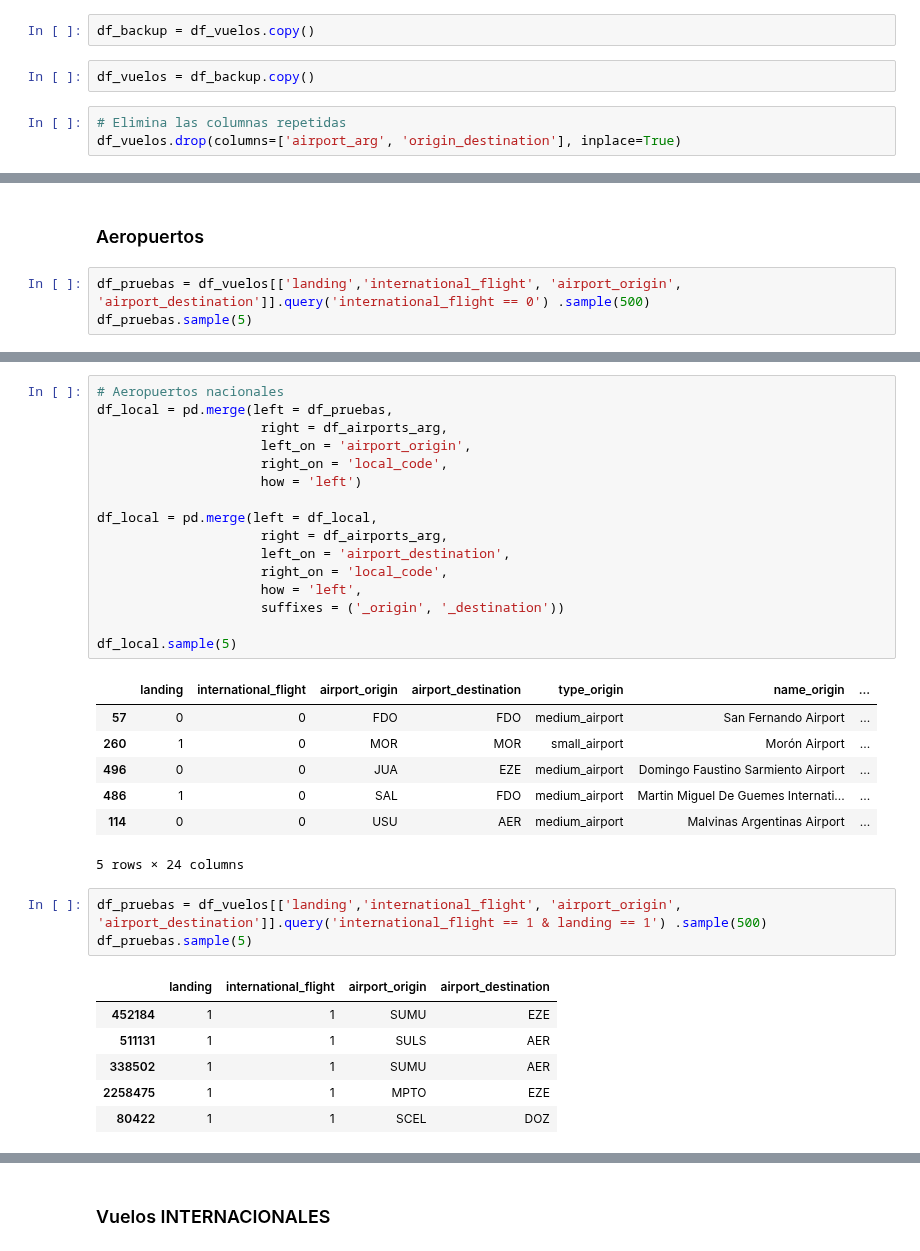
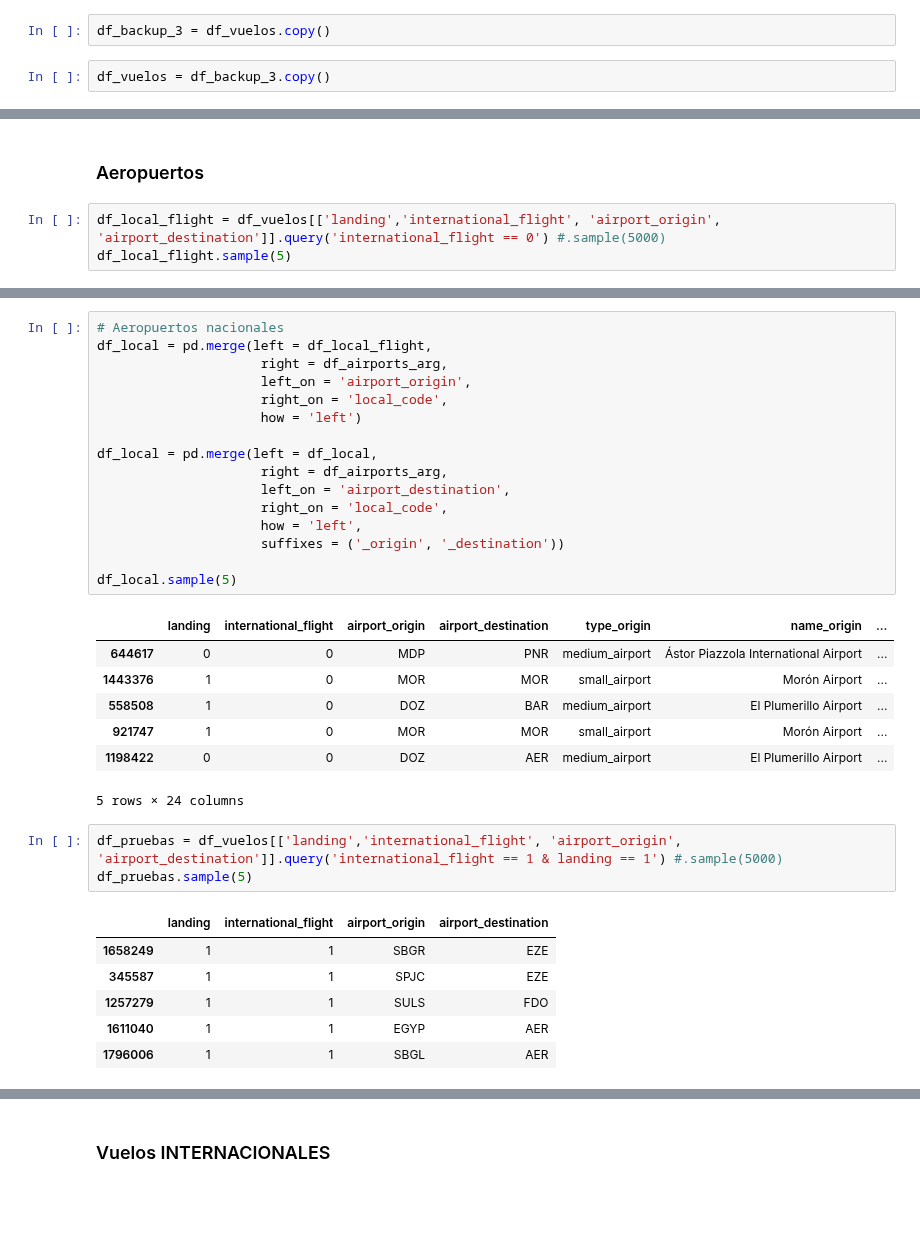
Before and after one commit to omanofx/portfolio, a Jupyter notebook: vuelos_anac/vuelos_anac_arg.ipynb, the cells around one changed output, grey strips where cells are left out. Saved outputs shown, nothing was run; the diff lists cells and outputs as text; blank space fills up the shorter version.

```diff
--- a/vuelos_anac/vuelos_anac_arg.ipynb
+++ b/vuelos_anac/vuelos_anac_arg.ipynb
@@ -925,10 +926,7 @@ df_vuelos[['landing', 'airport_arg', 'origin_destination', 'airport_origin', 'ai
 # %%
-df_backup = df_vuelos.copy()
+df_backup_3 = df_vuelos.copy()
 # %%
-df_vuelos = df_backup.copy()
+df_vuelos = df_backup_3.copy()
-# %%
-# Elimina las columnas repetidas
-df_vuelos.drop(columns=['airport_arg', 'origin_destination'], inplace=True)
 # %%
 df_vuelos.sample(5)
 # %% [output]
@@ -941,7 +939,7 @@ df_vuelos.sample(5)
 # %% [markdown]
 ### Aeropuertos
 # %%
-df_pruebas = df_vuelos[['landing','international_flight', 'airport_origin', 'airport_destination']].query('international_flight == 0') .sample(500)
-df_pruebas.sample(5)
+df_local_flight = df_vuelos[['landing','international_flight', 'airport_origin', 'airport_destination']].query('international_flight == 0') #.sample(5000)
+df_local_flight.sample(5)
 # %% [output]
 |  | landing | international_flight | airport_origin | airport_destination |
@@ -963,37 +961,37 @@ df_airports_arg.sample(5)
 # %%
 # Aeropuertos nacionales
-df_local = pd.merge(left = df_pruebas,
+df_local = pd.merge(left = df_local_flight,
                      right = df_airports_arg,
                      left_on = 'airport_origin',
                      right_on = 'local_code',
                      how = 'left')
 
 df_local = pd.merge(left = df_local,
                      right = df_airports_arg,
                      left_on = 'airport_destination',
                      right_on = 'local_code',
                      how = 'left',
                      suffixes = ('_origin', '_destination'))
 
 df_local.sample(5)
 # %% [output]
 |  | landing | international_flight | airport_origin | airport_destination | type_origin | name_origin | ... |
-| 57 | 0 | 0 | FDO | FDO | medium_airport | San Fernando Airport | ... |
-| 260 | 1 | 0 | MOR | MOR | small_airport | Morón Airport | ... |
-| 496 | 0 | 0 | JUA | EZE | medium_airport | Domingo Faustino Sarmiento Airport | ... |
-| 486 | 1 | 0 | SAL | FDO | medium_airport | Martin Miguel De Guemes Internati... | ... |
-| 114 | 0 | 0 | USU | AER | medium_airport | Malvinas Argentinas Airport | ... |
+| 644617 | 0 | 0 | MDP | PNR | medium_airport | Ástor Piazzola International Airport | ... |
+| 1443376 | 1 | 0 | MOR | MOR | small_airport | Morón Airport | ... |
+| 558508 | 1 | 0 | DOZ | BAR | medium_airport | El Plumerillo Airport | ... |
+| 921747 | 1 | 0 | MOR | MOR | small_airport | Morón Airport | ... |
+| 1198422 | 0 | 0 | DOZ | AER | medium_airport | El Plumerillo Airport | ... |
 5 rows × 24 columns
 # %%
-df_pruebas = df_vuelos[['landing','international_flight', 'airport_origin', 'airport_destination']].query('international_flight == 1 & landing == 1') .sample(500)
+df_pruebas = df_vuelos[['landing','international_flight', 'airport_origin', 'airport_destination']].query('international_flight == 1 & landing == 1') #.sample(5000)
 df_pruebas.sample(5)
 # %% [output]
 |  | landing | international_flight | airport_origin | airport_destination |
-| 452184 | 1 | 1 | SUMU | EZE |
-| 511131 | 1 | 1 | SULS | AER |
-| 338502 | 1 | 1 | SUMU | AER |
-| 2258475 | 1 | 1 | MPTO | EZE |
-| 80422 | 1 | 1 | SCEL | DOZ |
+| 1658249 | 1 | 1 | SBGR | EZE |
+| 345587 | 1 | 1 | SPJC | EZE |
+| 1257279 | 1 | 1 | SULS | FDO |
+| 1611040 | 1 | 1 | EGYP | AER |
+| 1796006 | 1 | 1 | SBGL | AER |
 # %%
 # Aeropuertos internacionales
 df_international = pd.merge(left = df_pruebas,
```
Also changed, not shown: parts of 27 cells of this notebook.
